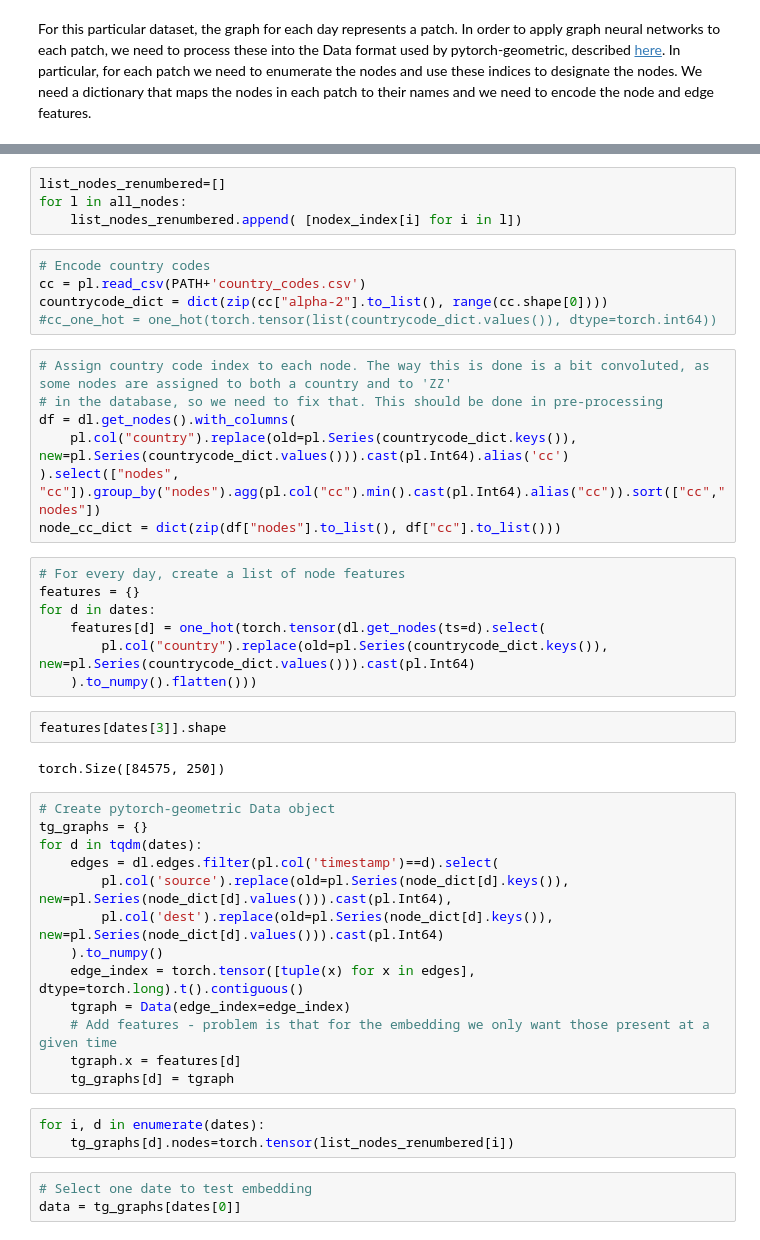
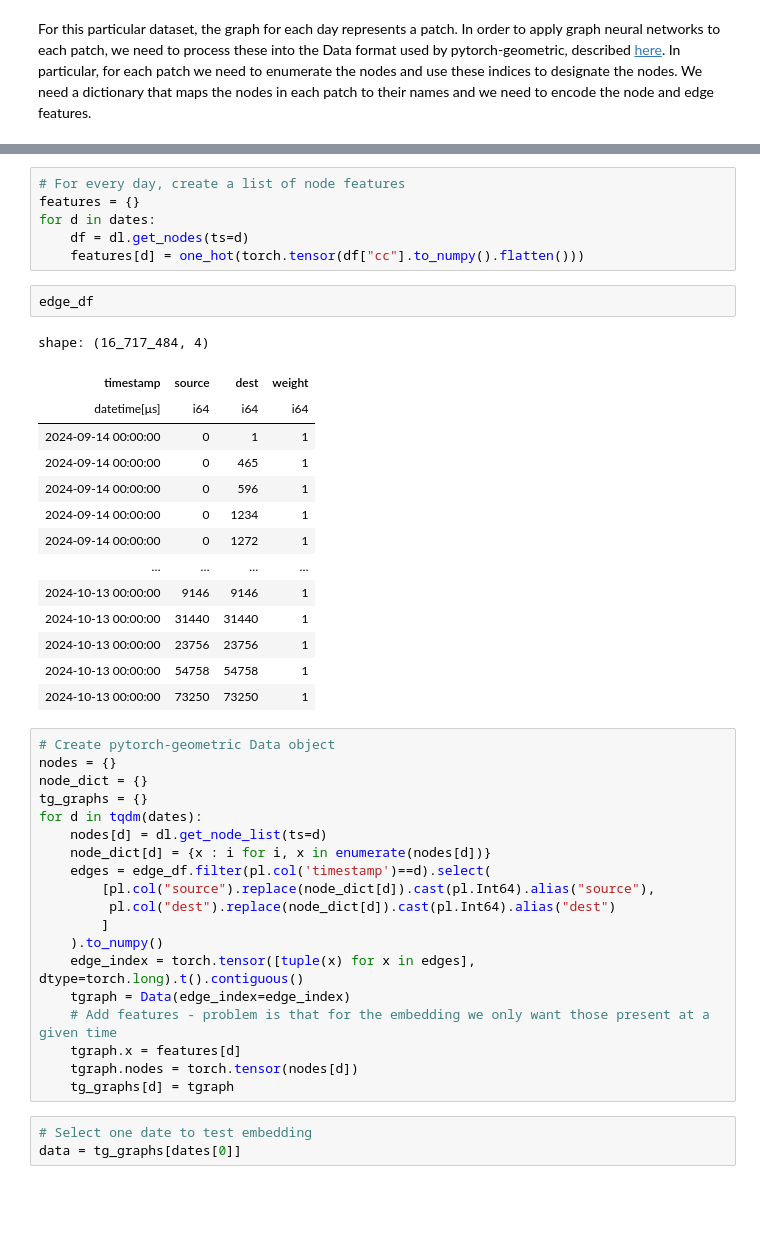
Before and after one commit to OxfordRSE/L2Gv2, a Jupyter notebook: nas.ipynb, the cells around one changed output, grey strips where cells are left out. Drawn from its saved outputs; the diff is of its cells as text; blank space fills up the shorter version.

```diff
--- a/nas.ipynb
+++ b/nas.ipynb
@@ -144,46 +136,45 @@ for d in dates:
-# %%
-list_nodes_renumbered=[]
-for l in all_nodes:
-    list_nodes_renumbered.append( [nodex_index[i] for i in l])
-# %%
-# Encode country codes
-cc = pl.read_csv(PATH+'country_codes.csv')
-countrycode_dict = dict(zip(cc["alpha-2"].to_list(), range(cc.shape[0])))
-#cc_one_hot = one_hot(torch.tensor(list(countrycode_dict.values()), dtype=torch.int64))
-# %%
-# Assign country code index to each node. The way this is done is a bit convoluted, as some nodes are assigned to both a country and to 'ZZ'
-# in the database, so we need to fix that. This should be done in pre-processing
-df = dl.get_nodes().with_columns(
-    pl.col("country").replace(old=pl.Series(countrycode_dict.keys()), new=pl.Series(countrycode_dict.values())).cast(pl.Int64).alias('cc')
-).select(["nodes", "cc"]).group_by("nodes").agg(pl.col("cc").min().cast(pl.Int64).alias("cc")).sort(["cc","nodes"])
-node_cc_dict = dict(zip(df["nodes"].to_list(), df["cc"].to_list()))
 # %%
 # For every day, create a list of node features
 features = {}
 for d in dates:
-    features[d] = one_hot(torch.tensor(dl.get_nodes(ts=d).select(
-        pl.col("country").replace(old=pl.Series(countrycode_dict.keys()), new=pl.Series(countrycode_dict.values())).cast(pl.Int64)
-    ).to_numpy().flatten()))
+    df = dl.get_nodes(ts=d)
+    features[d] = one_hot(torch.tensor(df["cc"].to_numpy().flatten()))
-# %%
-features[dates[3]].shape
-# %% [output]
-torch.Size([84575, 250])
+# %%
+edge_df
+# %% [output]
+shape: (16_717_484, 4)
+| timestamp | source | dest | weight |
+| datetime[μs] | i64 | i64 | i64 |
+| 2024-09-14 00:00:00 | 0 | 1 | 1 |
+| 2024-09-14 00:00:00 | 0 | 465 | 1 |
+| 2024-09-14 00:00:00 | 0 | 596 | 1 |
+| 2024-09-14 00:00:00 | 0 | 1234 | 1 |
+| 2024-09-14 00:00:00 | 0 | 1272 | 1 |
+| … | … | … | … |
+| 2024-10-13 00:00:00 | 9146 | 9146 | 1 |
+| 2024-10-13 00:00:00 | 31440 | 31440 | 1 |
+| 2024-10-13 00:00:00 | 23756 | 23756 | 1 |
+| 2024-10-13 00:00:00 | 54758 | 54758 | 1 |
+| 2024-10-13 00:00:00 | 73250 | 73250 | 1 |
 # %%
 # Create pytorch-geometric Data object
+nodes = {}
+node_dict = {}
 tg_graphs = {}
 for d in tqdm(dates):
-    edges = dl.edges.filter(pl.col('timestamp')==d).select(
-        pl.col('source').replace(old=pl.Series(node_dict[d].keys()), new=pl.Series(node_dict[d].values())).cast(pl.Int64),
-        pl.col('dest').replace(old=pl.Series(node_dict[d].keys()), new=pl.Series(node_dict[d].values())).cast(pl.Int64)
+    nodes[d] = dl.get_node_list(ts=d)
+    node_dict[d] = {x : i for i, x in enumerate(nodes[d])}
+    edges = edge_df.filter(pl.col('timestamp')==d).select(
+        [pl.col("source").replace(node_dict[d]).cast(pl.Int64).alias("source"),
+         pl.col("dest").replace(node_dict[d]).cast(pl.Int64).alias("dest")
+        ]
     ).to_numpy()
     edge_index = torch.tensor([tuple(x) for x in edges], dtype=torch.long).t().contiguous()
     tgraph = Data(edge_index=edge_index)
     # Add features - problem is that for the embedding we only want those present at a given time
     tgraph.x = features[d]
+    tgraph.nodes = torch.tensor(nodes[d])
     tg_graphs[d] = tgraph
-# %%
-for i, d in enumerate(dates):
-    tg_graphs[d].nodes=torch.tensor(list_nodes_renumbered[i])
 # %%
 # Select one date to test embedding
 data = tg_graphs[dates[0]]
```
Also changed, not shown: parts of 31 cells of this notebook.
